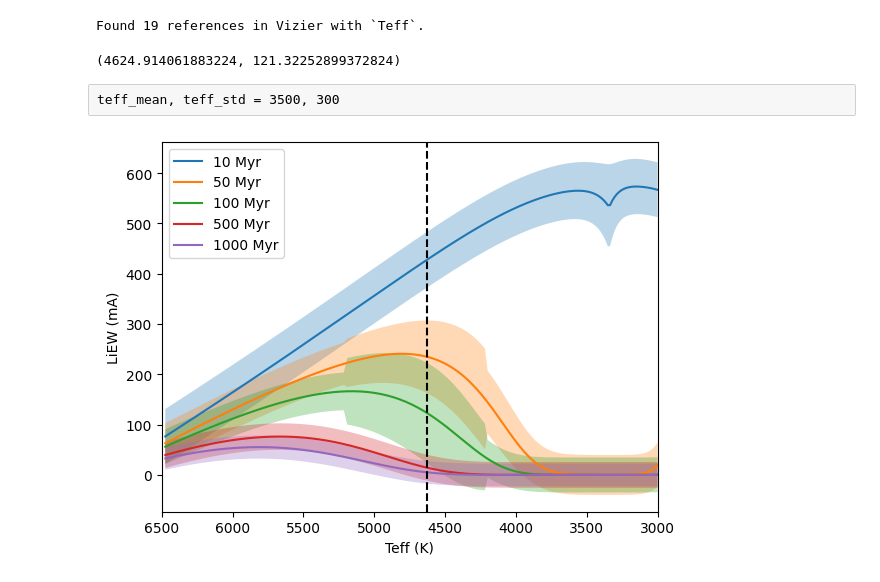
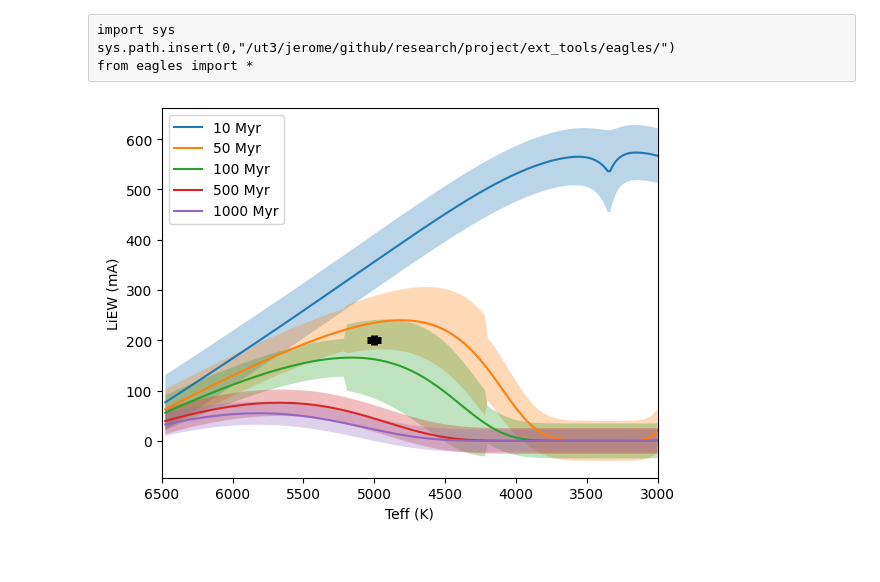
Before and after one commit to jpdeleon/wakai, a Jupyter notebook: notebooks/ext_code_eagles.ipynb, the cells around one changed output. Saved outputs shown, nothing was run; the diff lists cells and outputs as text; code cells hidden in the pictures.

```diff
--- a/notebooks/ext_code_eagles.ipynb
+++ b/notebooks/ext_code_eagles.ipynb
@@ -15,4 +0,0 @@ dec = float(data_json['coordinates']['dec'])
-# %%
-from catalog import Target
-
-t = Target(ra, dec)
@@ -31,10 +1,4 @@ li, li_err = None, None
-# %%
-teffs = t.query_vizier_param("Teff")
-teff_mean = np.nanmean(list(teffs.values()))
-teff_std = np.nanstd(list(teffs.values()))
-teff_mean, teff_std
-# %% [output]
-Found 19 references in Vizier with `Teff`.
-(4624.914061883224, 121.32252899372824)
-# %% [raw]
-teff_mean, teff_std = 3500, 300
+# %% [raw]
+import sys
+sys.path.insert(0,"/ut3/jerome/github/research/project/ext_tools/eagles/")
+from eagles import *
@@ -41,8 +9,9 @@ teff_mean, teff_std = 3500, 300
+# %%
+li = 200
+li_err = 10
+teff_mean = 5000
+teff_std = 50
 # %%
-import os
-
-os.chdir('/home/jp/github/research/transit/eagles/')
-
 import numpy as np
 import matplotlib.pyplot as plt
 # import the EWLi prediction model from the main EAGLES code
@@ -80,31 +49,31 @@ for t in ages :
     lAge = np.log10(t)+6  # log age in years
     ewm = AT2EWm(lteff, lAge)
     eewm = eAT2EWm(lteff, lAge)
 
     # save the results as a simple .txt file
     name = 'iso_'+str(t)+'.txt'
     np.savetxt(name, np.column_stack((10**lteff, ewm, eewm)), fmt='%.1f %.1f %.1f', delimiter=' ', header = "Teff(K) EWLim(mA) eEWLi(mA)")
 
     ax.plot(10**lteff, ewm, label='%s Myr' %t)
 
     # if the plot_dispersion flag then shade the dispersion region
     # looks quite messy if there are lots of isochrones because of the overlap
     if plot_dispersion :
         plt.fill_between(10**lteff, ewm-eewm, ewm+eewm, alpha=0.3)
 
 # For the default list of ages and plot_dispersion = False, this is Fig.2 from the paper
 
 if len(ages) <6 :
     plt.legend()
 else :
     ax.text(0.01,0.95, str(ages)+" Myr", transform=ax.transAxes)
 
 if li is None:
     ax.axvline(teff_mean, c='k', ls='--')
 else:
     ax.errorbar(teff_mean, li, yerr=li_err, xerr=teff_std, zorder=10, lw=5, c='k')
     if li<10:
         plt.yscale('log')
         plt.ylim(1e-1, 1e3)
 # %% [output]
-[figure, old version]
+[figure, new version]
```
Also changed, not shown: parts of 5 cells of this notebook, 8 other files.
